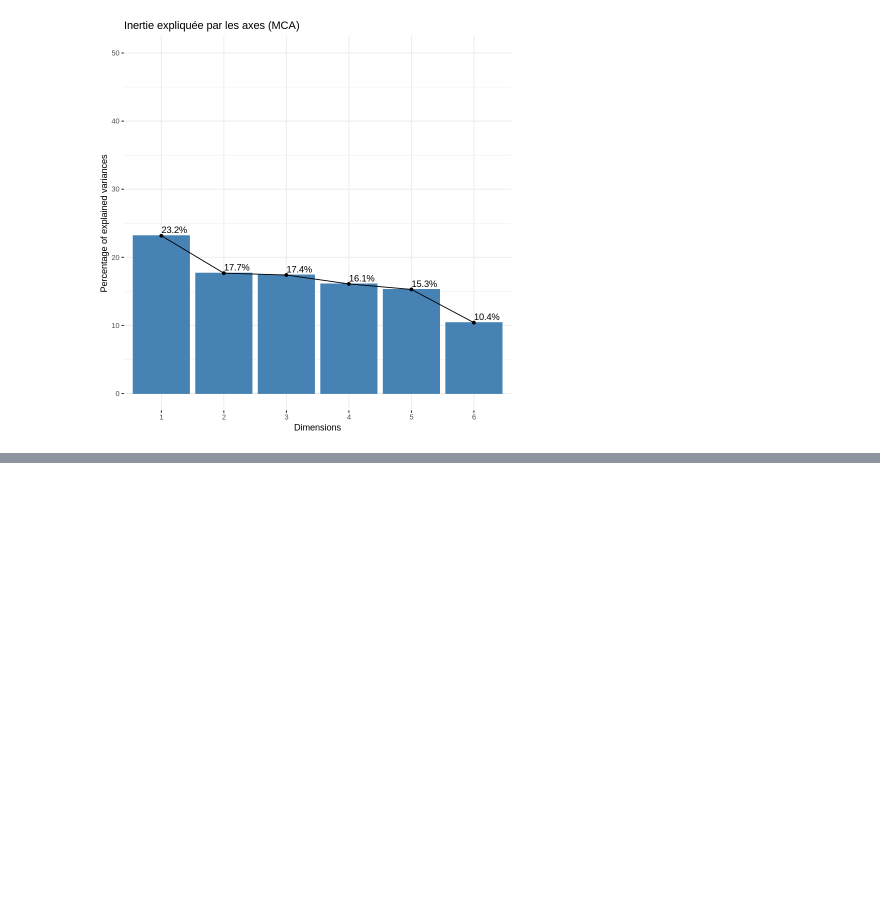
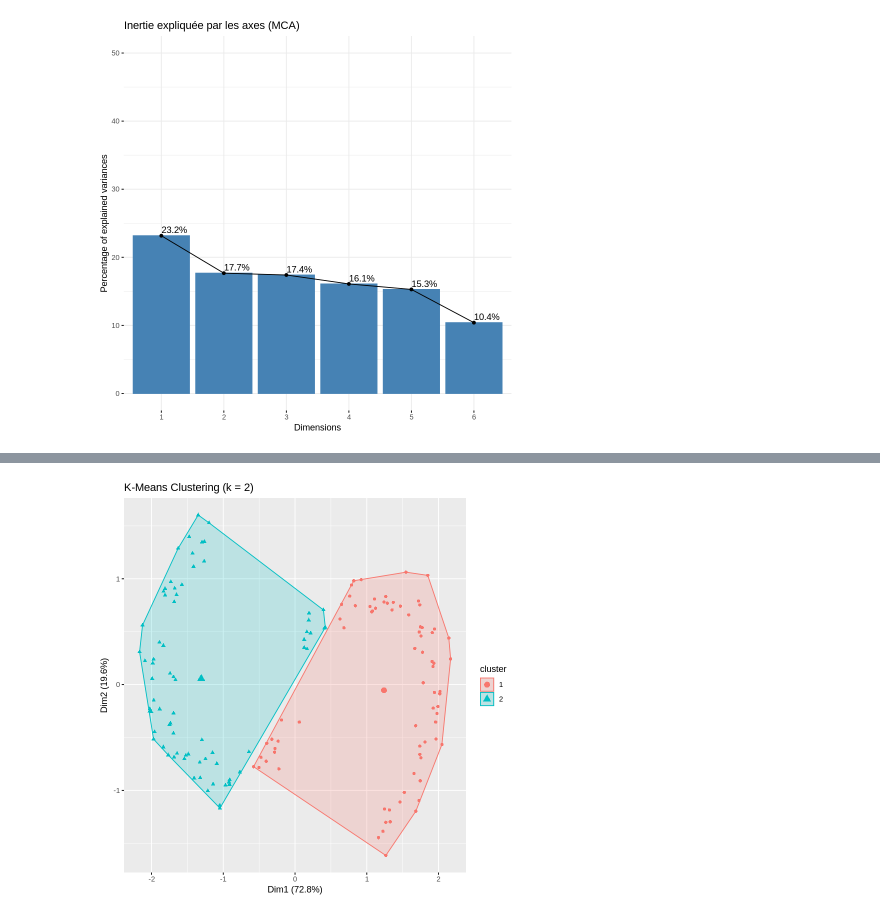
Before and after one commit to e-lprunier/Notebook_4A, a Jupyter notebook: Réduction_de_dimensionnalité_Clustering_notebook.ipynb, the cells around one changed output, grey strips where cells are left out. Drawn from its saved outputs; the diff is of its cells as text; code cells hidden in the pictures; blank space fills up the shorter version.

```diff
--- a/Réduction_de_dimensionnalité_Clustering_notebook.ipynb
+++ b/Réduction_de_dimensionnalité_Clustering_notebook.ipynb
@@ -914,0 +993,10 @@ fviz_screeplot(mca_qual,
+# %%
+# Appliquer K-Means avec k = 2 (pour 2 clusters)
+set.seed(123)
+kmeans_result <- kmeans(two_half_moons, centers = 2, nstart = 25)
+
+# Visualiser les clusters K-Means
+fviz_cluster(kmeans_result, two_half_moons, geom = "point",
+             main = "K-Means Clustering (k = 2)")
+# %% [output]
+[figure, added]
```
Also changed, not shown: parts of 29 cells of this notebook.
